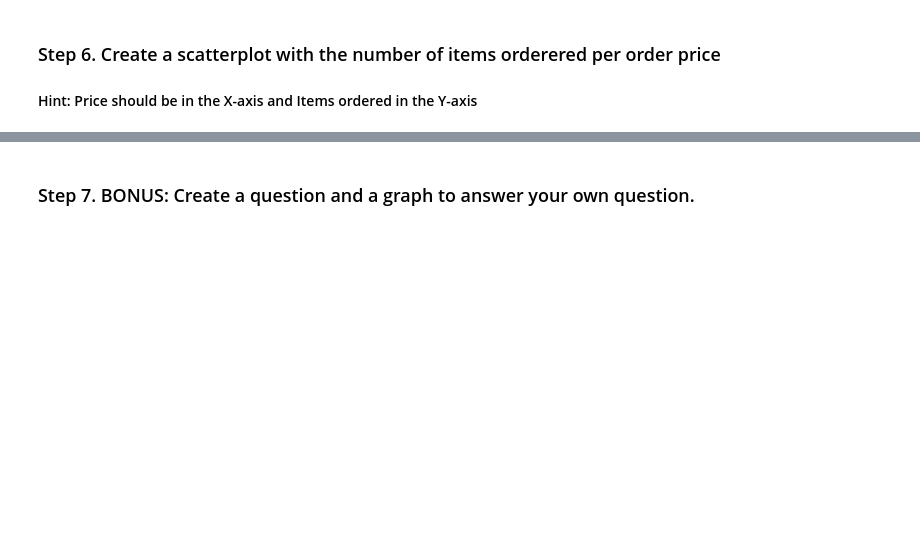
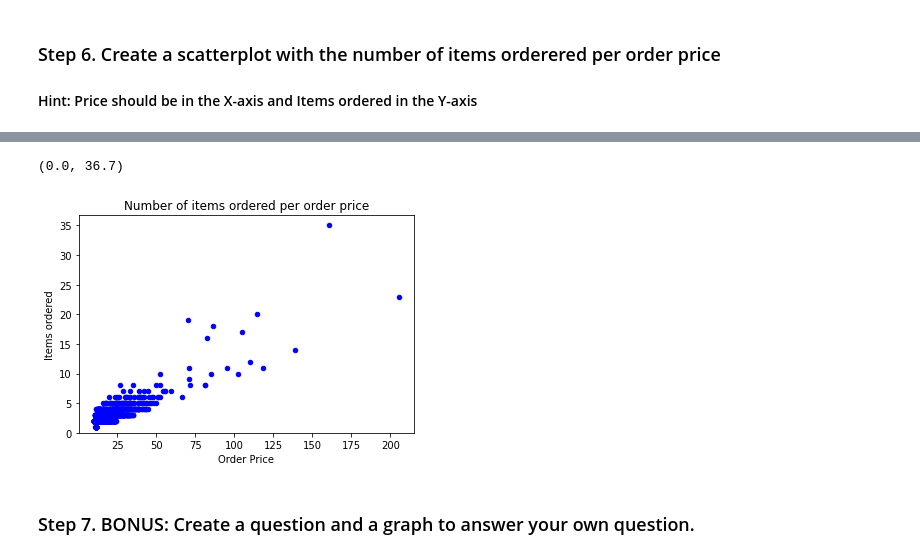
Before and after one commit to AshleyLi98/pandas_exercises, a Jupyter notebook: 07_Visualization/Chipotle/Exercises.ipynb, the cells around one changed output, grey strips where cells are left out. Saved outputs shown, nothing was run; the diff lists cells and outputs as text; code cells hidden in the pictures; blank space fills up the shorter version.

```diff
--- a/07_Visualization/Chipotle/Exercises.ipynb
+++ b/07_Visualization/Chipotle/Exercises.ipynb
@@ -105,3 +108,7 @@ df.plot(kind='bar')
 # %% [markdown]
 ### Step 6. Create a scatterplot with the number of items orderered per order price
 #### Hint: Price should be in the X-axis and Items ordered in the Y-axis
+# %%
+dollarizer = lambda x : float(x[1:-1])
+
+chipo.item_price = chipo.item_price.apply(dollarizer)
@@ -108,2 +130,14 @@ df.plot(kind='bar')
+# %%
+orders = chipo.groupby('order_id').sum()
+# %%
+plt.scatter(x=orders.item_price, y=orders.quantity, s=20, c='blue')
+
+plt.xlabel('Order Price')
+plt.ylabel('Items ordered')
+plt.title('Number of items ordered per order price')
+plt.ylim(0)
+# %% [output]
+(0.0, 36.7)
+[figure, added]
 # %% [markdown]
 ### Step 7. BONUS: Create a question and a graph to answer your own question.
```
Also changed, not shown: parts of 2 cells of this notebook, 12 other files.
